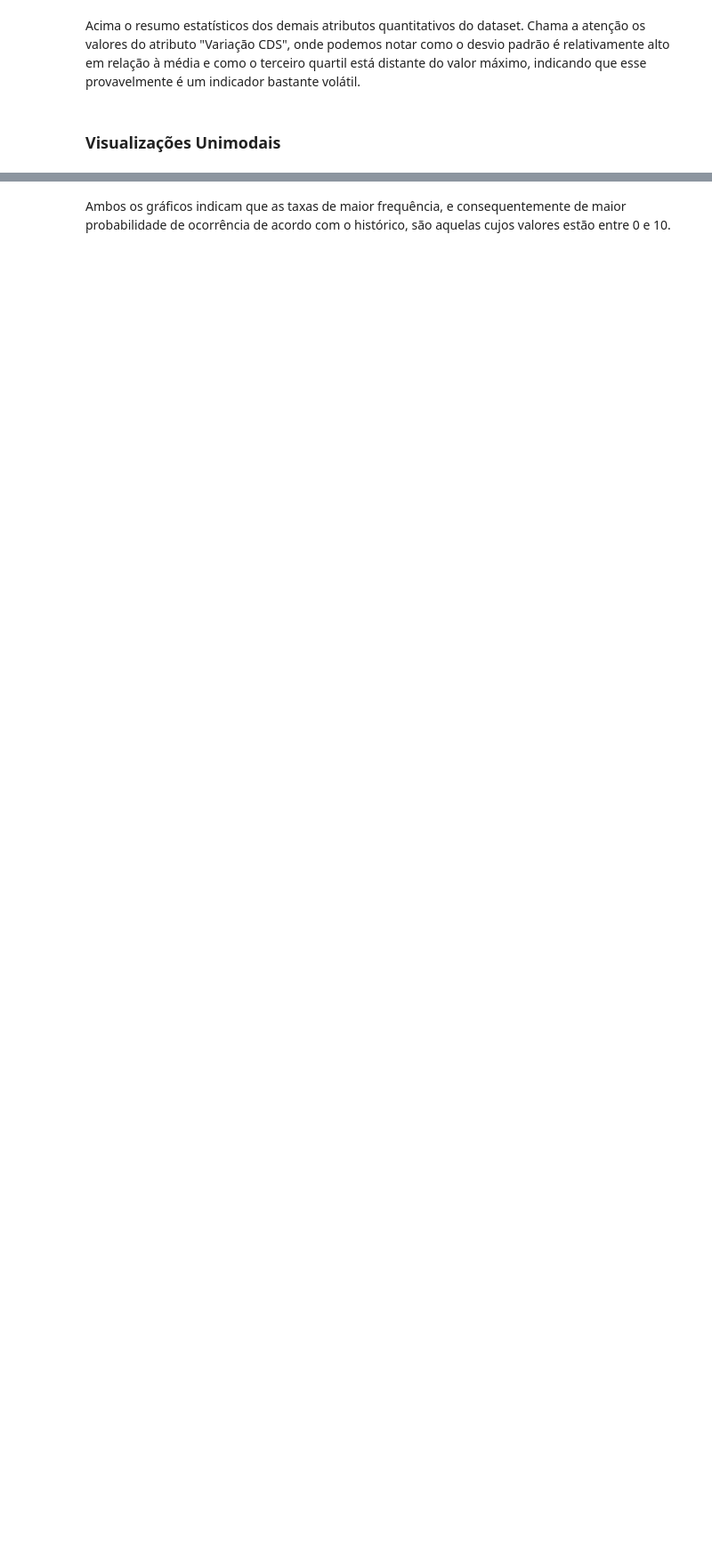
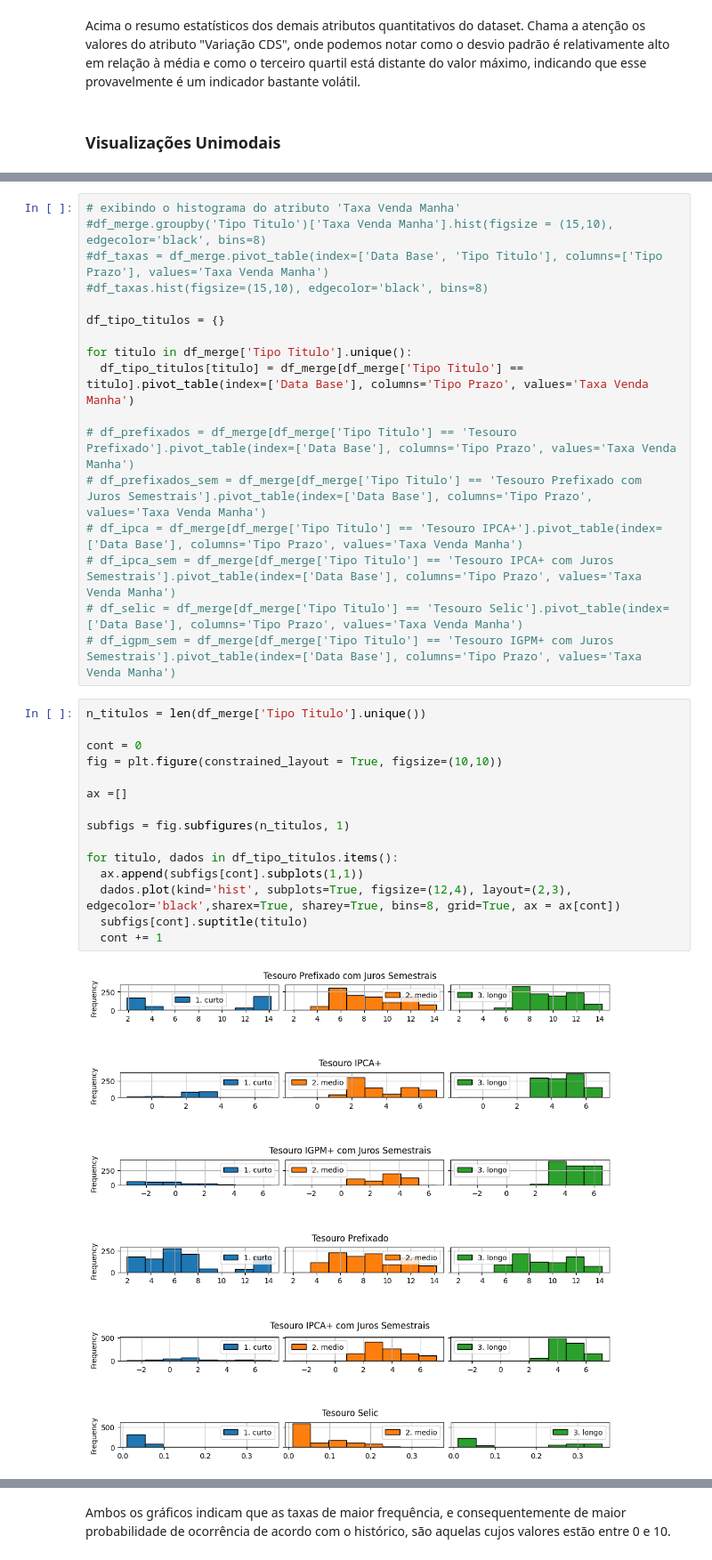
Before and after one commit to fppfurtado/mvp-pos-ciencia-de-dados, a Jupyter notebook: Projeto_MVP_Preditor_de_Preços_de_Títulos_Públicos_Federais.ipynb, the cells around one changed output, grey strips where cells are left out. Shown: that part at 89% size. Cells and saved outputs as stored; diff of their text form; blank space fills up the shorter version.

```diff
--- a/Projeto_MVP_Preditor_de_Preços_de_Títulos_Públicos_Federais.ipynb
+++ b/Projeto_MVP_Preditor_de_Preços_de_Títulos_Públicos_Federais.ipynb
@@ -340,0 +352,34 @@ df_merge['Taxa Venda Manha'].plot(kind='density')
+# %%
+# exibindo o histograma do atributo 'Taxa Venda Manha'
+#df_merge.groupby('Tipo Titulo')['Taxa Venda Manha'].hist(figsize = (15,10), edgecolor='black', bins=8)
+#df_taxas = df_merge.pivot_table(index=['Data Base', 'Tipo Titulo'], columns=['Tipo Prazo'], values='Taxa Venda Manha')
+#df_taxas.hist(figsize=(15,10), edgecolor='black', bins=8)
+
+df_tipo_titulos = {}
+
+for titulo in df_merge['Tipo Titulo'].unique():
+  df_tipo_titulos[titulo] = df_merge[df_merge['Tipo Titulo'] == titulo].pivot_table(index=['Data Base'], columns='Tipo Prazo', values='Taxa Venda Manha')
+
+# df_prefixados = df_merge[df_merge['Tipo Titulo'] == 'Tesouro Prefixado'].pivot_table(index=['Data Base'], columns='Tipo Prazo', values='Taxa Venda Manha')
+# df_prefixados_sem = df_merge[df_merge['Tipo Titulo'] == 'Tesouro Prefixado com Juros Semestrais'].pivot_table(index=['Data Base'], columns='Tipo Prazo', values='Taxa Venda Manha')
+# df_ipca = df_merge[df_merge['Tipo Titulo'] == 'Tesouro IPCA+'].pivot_table(index=['Data Base'], columns='Tipo Prazo', values='Taxa Venda Manha')
+# df_ipca_sem = df_merge[df_merge['Tipo Titulo'] == 'Tesouro IPCA+ com Juros Semestrais'].pivot_table(index=['Data Base'], columns='Tipo Prazo', values='Taxa Venda Manha')
+# df_selic = df_merge[df_merge['Tipo Titulo'] == 'Tesouro Selic'].pivot_table(index=['Data Base'], columns='Tipo Prazo', values='Taxa Venda Manha')
+# df_igpm_sem = df_merge[df_merge['Tipo Titulo'] == 'Tesouro IGPM+ com Juros Semestrais'].pivot_table(index=['Data Base'], columns='Tipo Prazo', values='Taxa Venda Manha')
+# %%
+n_titulos = len(df_merge['Tipo Titulo'].unique())
+
+cont = 0
+fig = plt.figure(constrained_layout = True, figsize=(10,10))
+
+ax =[]
+
+subfigs = fig.subfigures(n_titulos, 1)
+
+for titulo, dados in df_tipo_titulos.items():
+  ax.append(subfigs[cont].subplots(1,1))
+  dados.plot(kind='hist', subplots=True, figsize=(12,4), layout=(2,3), edgecolor='black',sharex=True, sharey=True, bins=8, grid=True, ax = ax[cont])
+  subfigs[cont].suptitle(titulo)
+  cont += 1
+# %% [output]
+[figure, added]
```
Also changed, not shown: parts of 11 cells of this notebook.
